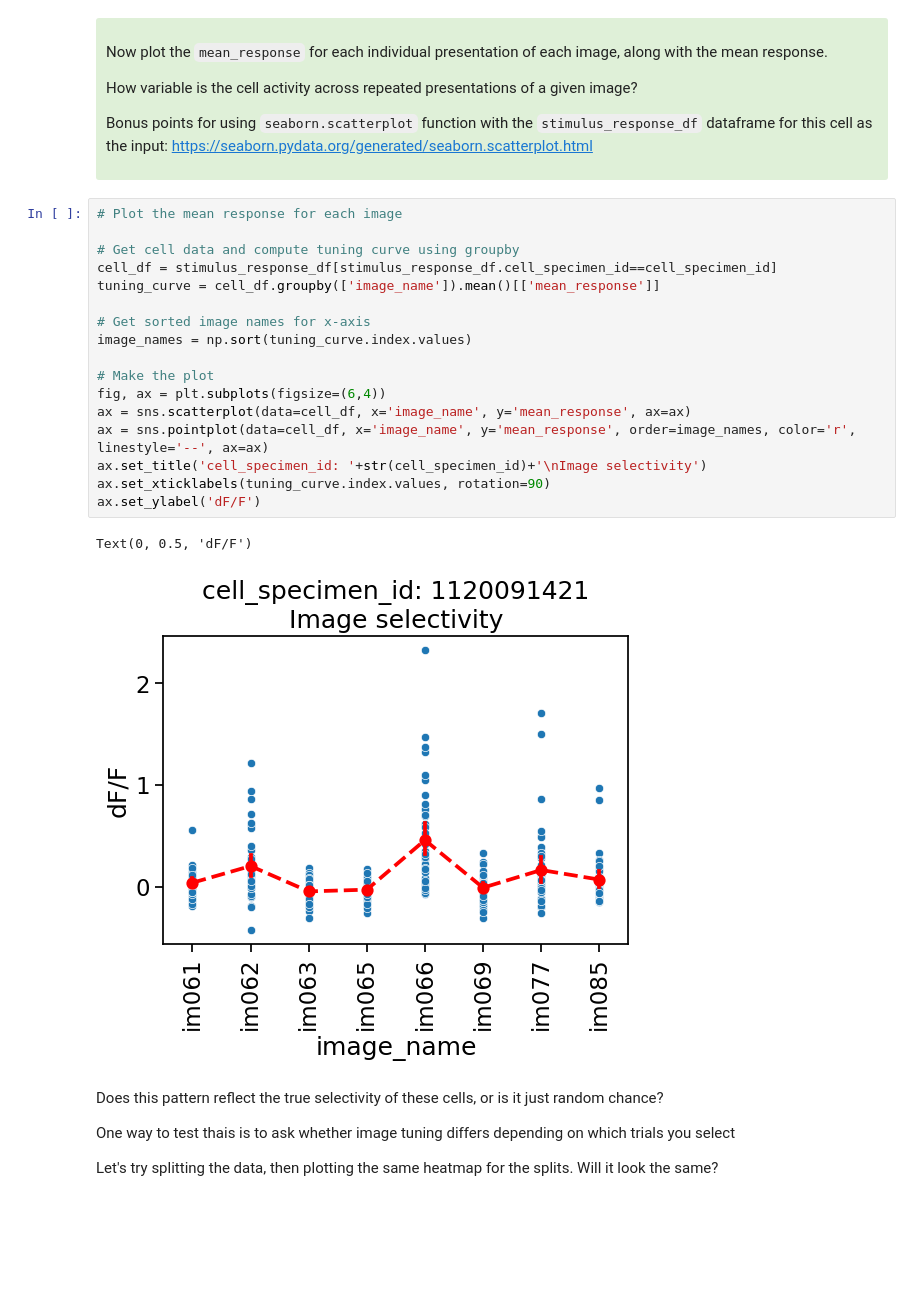
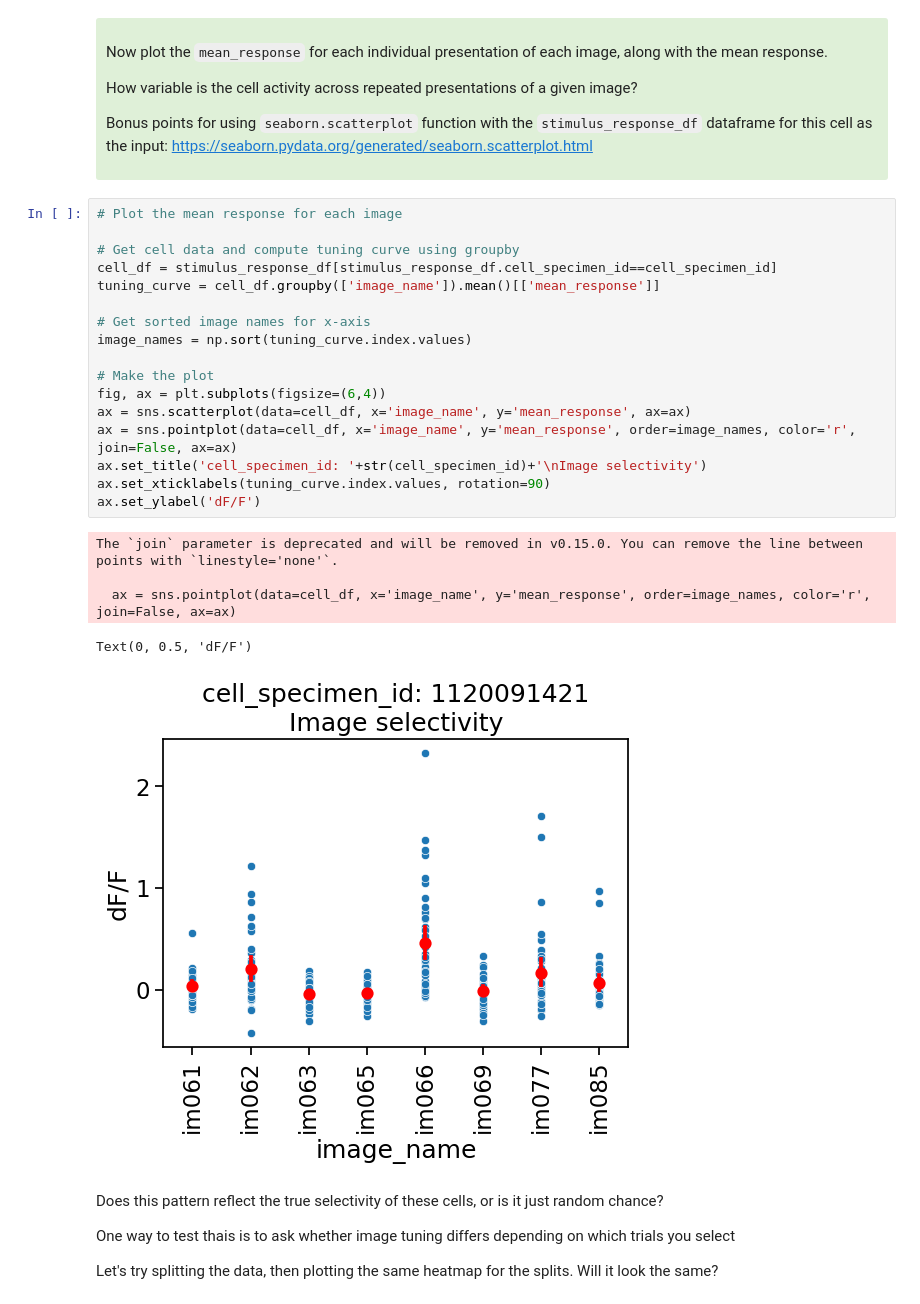
Before and after one commit to mattjdavis/SWDB_2024_Physiology, a Jupyter notebook: code/solutions/SWDB2024_Day2_Workshop1 - Solutions.ipynb, the cells around one changed output. Saved outputs shown, nothing was run; the diff lists cells and outputs as text; blank space fills up the shorter version.

```diff
--- a/code/solutions/SWDB2024_Day2_Workshop1 - Solutions.ipynb
+++ b/code/solutions/SWDB2024_Day2_Workshop1 - Solutions.ipynb
@@ -671,23 +612,26 @@ Bonus points for using `seaborn.scatterplot` function with the `stimulus_respons
 # %%
 # Plot the mean response for each image
 
 # Get cell data and compute tuning curve using groupby
 cell_df = stimulus_response_df[stimulus_response_df.cell_specimen_id==cell_specimen_id]
 tuning_curve = cell_df.groupby(['image_name']).mean()[['mean_response']]
 
 # Get sorted image names for x-axis
 image_names = np.sort(tuning_curve.index.values)
 
 # Make the plot
 fig, ax = plt.subplots(figsize=(6,4))
 ax = sns.scatterplot(data=cell_df, x='image_name', y='mean_response', ax=ax)
-ax = sns.pointplot(data=cell_df, x='image_name', y='mean_response', order=image_names, color='r', linestyle='--', ax=ax)
+ax = sns.pointplot(data=cell_df, x='image_name', y='mean_response', order=image_names, color='r', join=False, ax=ax)
 ax.set_title('cell_specimen_id: '+str(cell_specimen_id)+'\nImage selectivity')
 ax.set_xticklabels(tuning_curve.index.values, rotation=90)
 ax.set_ylabel('dF/F')
 # %% [output]
-Text(0, 0.5, 'dF/F')
+The `join` parameter is deprecated and will be removed in v0.15.0. You can remove the line between points with `linestyle='none'`.
+
+  ax = sns.pointplot(data=cell_df, x='image_name', y='mean_response', order=image_names, color='r', join=False, ax=ax)
+Text(0, 0.5, 'dF/F')
-[figure, old version]
+[figure, new version]
 # %% [markdown]
 Does this pattern reflect the true selectivity of these cells, or is it just random chance?
 
```
Also changed, not shown: parts of 20 cells of this notebook, 8 other files.
